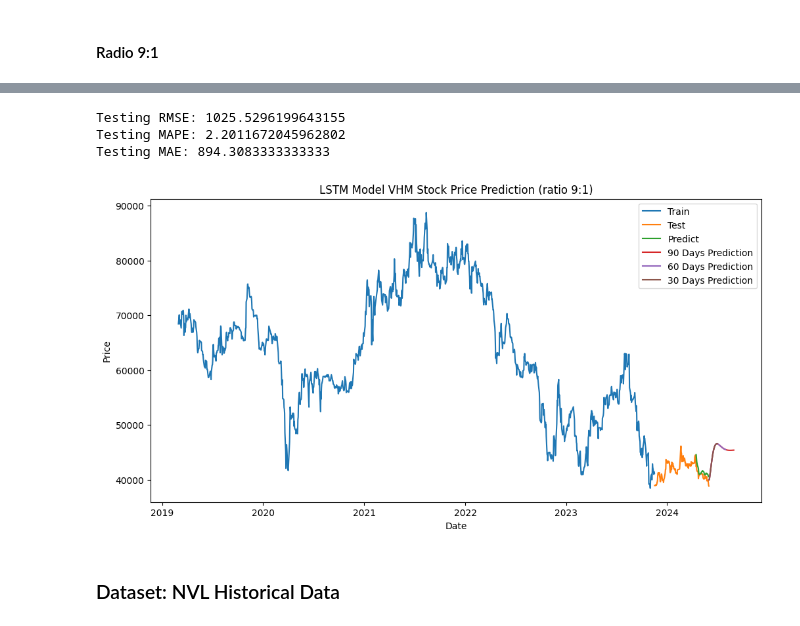
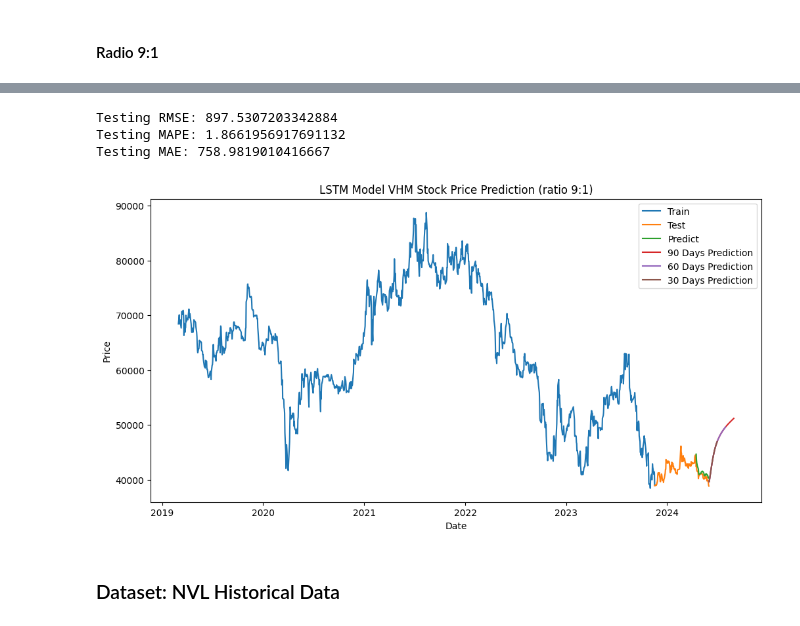
Before and after one commit to chanhlm/IS403_O22_HTCL_5, a Jupyter notebook: Models/LSTM.ipynb, the cells around one changed output, grey strips where cells are left out. Drawn from its saved outputs; the diff is of its cells as text; code cells hidden in the pictures.

```diff
--- a/Models/LSTM.ipynb
+++ b/Models/LSTM.ipynb
@@ -212,7 +210,7 @@ plt.show()
 train_size = round(0.8 * len(df))
 test_size = round(len(df) - train_size)
 
-train_data = df[:train_size]
+train_data = df[:train_size+1]
 test_data = df[train_size:]
 # %%
 # 5. Hàm Create Dataset
@@ -363,7 +359,7 @@ plt.show()
 train_size = round(0.9 * len(df))
 test_size = round(len(df) - train_size)
 
-train_data = df[:train_size]
+train_data = df[:train_size+1]
 test_data = df[train_size:]
 # %%
 # 5. Hàm Create Dataset
@@ -440,9 +433,9 @@ print("Testing MAPE:", test_mape)
 test_mae = np.mean(np.abs(y_pred - ytest))
 print("Testing MAE:", test_mae)
 # %% [output]
-Testing RMSE: 1025.5296199643155
-Testing MAPE: 2.2011672045962802
-Testing MAE: 894.3083333333333
+Testing RMSE: 897.5307203342884
+Testing MAPE: 1.8661956917691132
+Testing MAE: 758.9819010416667
 # %%
 # 13. Dự báo 30, 60, 90 ngày tiếp theo
 def predict_future(model, data, time_step, future_days):
@@ -477,36 +470,37 @@ pred_30_days = scaler.inverse_transform(np.array(pred_30_days).reshape(-1, 1))
 pred_60_days = scaler.inverse_transform(np.array(pred_60_days).reshape(-1, 1))
 pred_90_days = scaler.inverse_transform(np.array(pred_90_days).reshape(-1, 1))
 # %%
+#14. Visualize the prediction
 plt.figure(figsize=(12, 6))
 dates = pd.to_datetime(temp_data['Date'])
 
-plt.plot(dates[:train_size], scaler.inverse_transform(train_data), label='Train')
+plt.plot(dates[:train_size+1], scaler.inverse_transform(train_data), label='Train')
 plt.plot(dates[train_size:], scaler.inverse_transform(test_data), label='Test')
 predicted_test_index_start = train_size + time_step
 plt.plot(dates[predicted_test_index_start:predicted_test_index_start + len(y_pred)], y_pred, label='Predict')
 
 last_date = dates.iloc[-1]
 
 # Dự đoán cho 30 ngày tiếp theo
 future_dates_30 = pd.date_range(start=last_date + pd.Timedelta(days=1), periods=30)
 
 # Dự đoán cho 60 ngày tiếp theo
 future_dates_60 = pd.date_range(start=last_date + pd.Timedelta(days=1), periods=60)
 
 # Dự đoán cho 90 ngày tiếp theo
 future_dates_90 = pd.date_range(start=last_date + pd.Timedelta(days=1), periods=90)
 
 plt.plot(future_dates_90, np.concatenate((pred_30_days, pred_60_days[30:], pred_90_days[60:])), label='90 Days Prediction')
 plt.plot(future_dates_60, np.concatenate((pred_30_days, pred_60_days[30:])), label='60 Days Prediction')
 plt.plot(future_dates_30, pred_30_days, label='30 Days Prediction')
 plt.title('LSTM Model VHM Stock Price Prediction (ratio 9:1)')
 plt.xlabel('Date')
 plt.ylabel('Price')
 plt.legend()
 
 plt.show()
 # %% [output]
-[figure, old version]
+[figure, new version]
 # %% [markdown]
 ### Dataset: NVL Historical Data
 # %%
```
Also changed, not shown: parts of 45 cells of this notebook, 2 other files.
